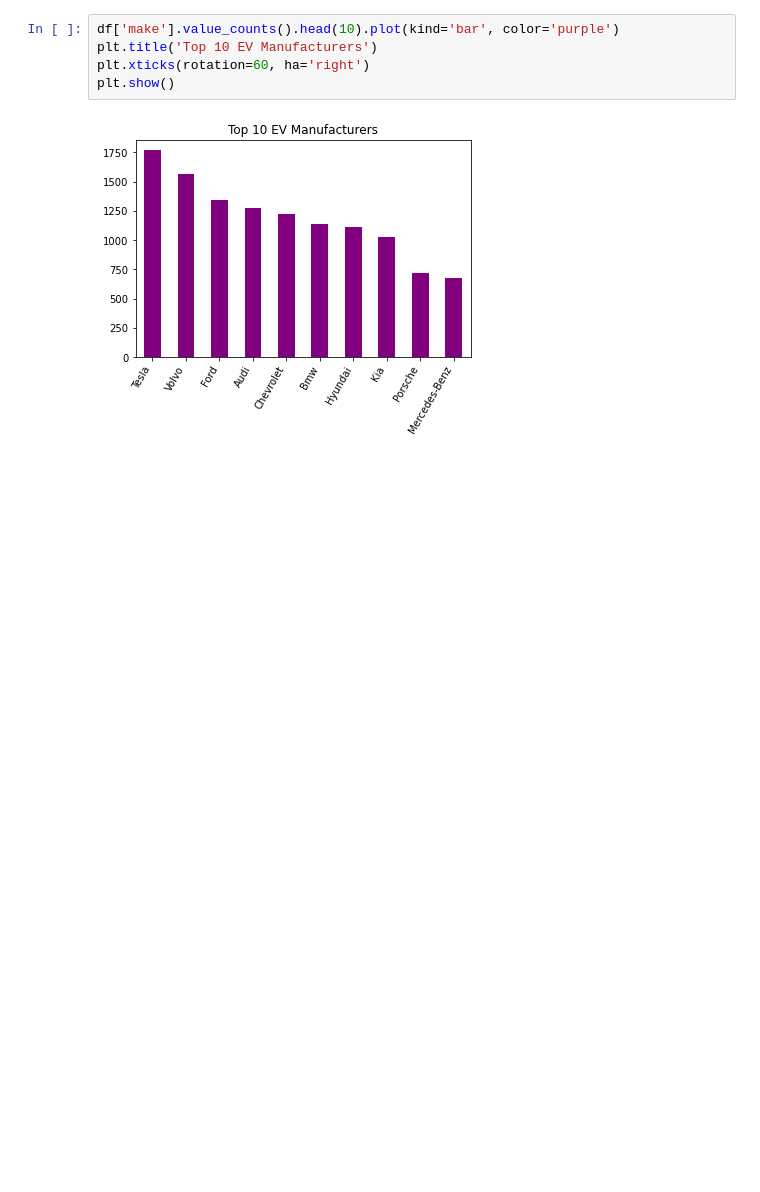
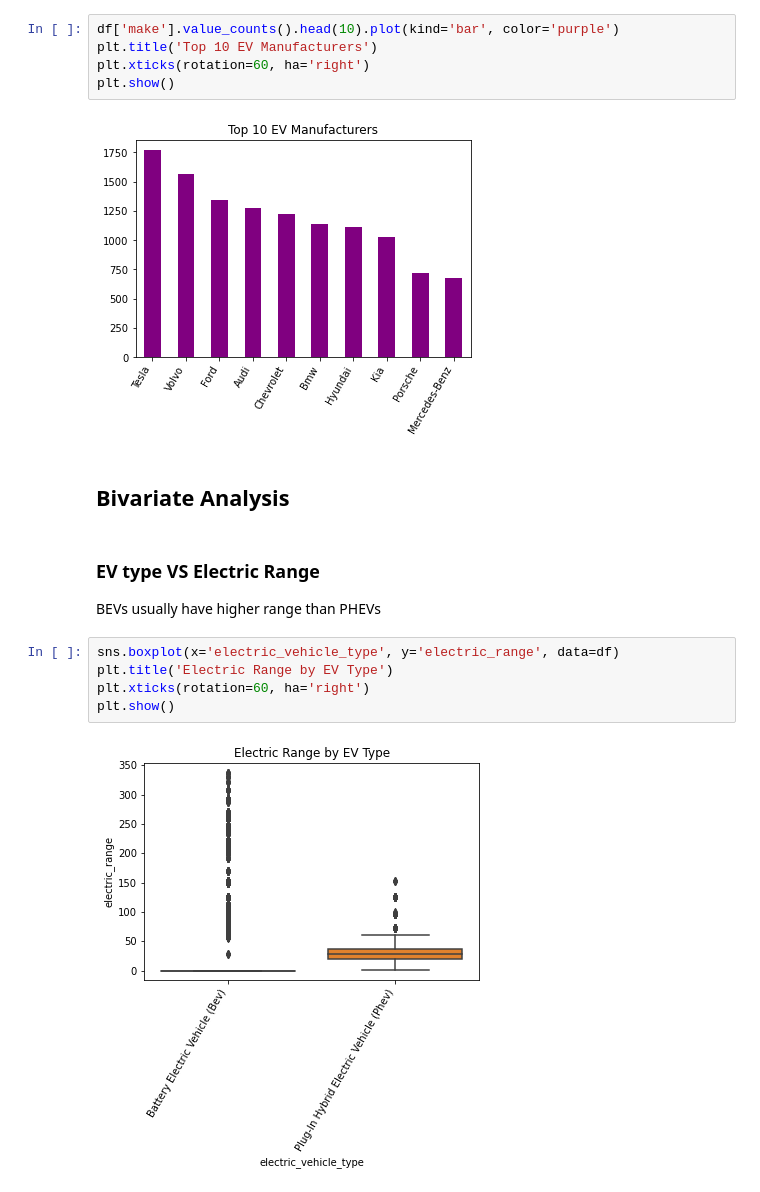
Before and after one commit to Sydney-Were/Electric_Vehicle_Evaluation_Project, a Jupyter notebook: EV.ipynb, the cells around one changed output. Drawn from its saved outputs; the diff is of its cells as text; blank space fills up the shorter version.

Commit message:
EDA-Bivariate Analysis

```diff
--- a/EV.ipynb
+++ b/EV.ipynb
@@ -209,3 +209,15 @@ plt.xticks(rotation=60, ha='right')
 plt.show()
 # %% [output]
 [figure]
+# %% [markdown]
+## Bivariate Analysis ##
+# %% [markdown]
+### EV type VS Electric Range ###
+BEVs usually have higher range than PHEVs
+# %%
+sns.boxplot(x='electric_vehicle_type', y='electric_range', data=df)
+plt.title('Electric Range by EV Type')
+plt.xticks(rotation=60, ha='right')
+plt.show()
+# %% [output]
+[figure, added]
```
Also changed, not shown: parts of 5 cells of this notebook.
